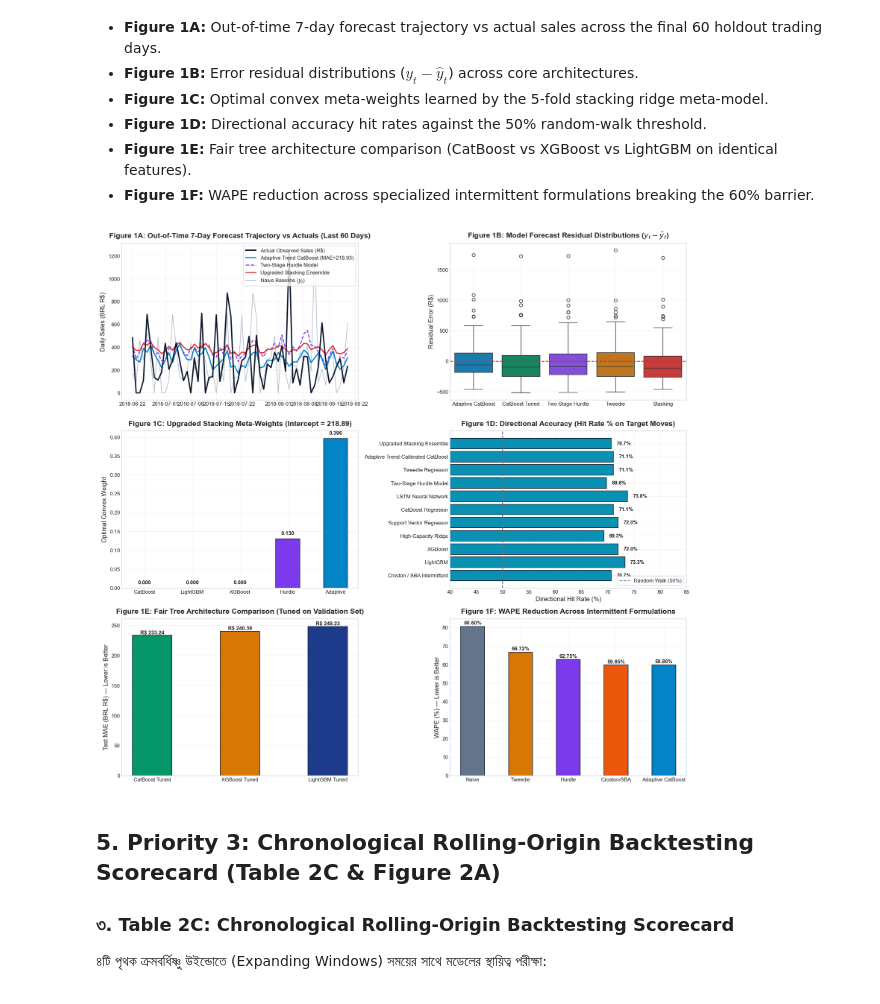
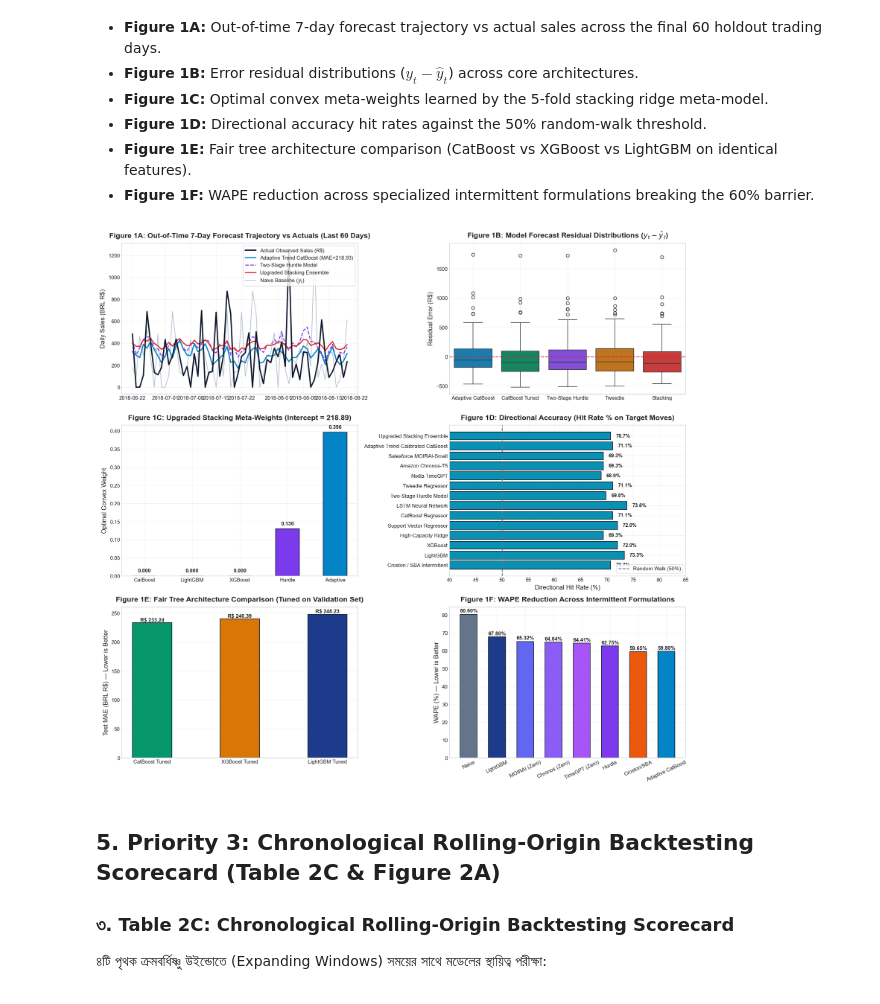
Before and after one commit to mdarmanaliashik/FinSight-AI, a Jupyter notebook: notebooks/Phase3_Sales_Forecasting_Benchmark.ipynb, the cells around one changed output. Cells and saved outputs as stored; diff of their text form; code cells hidden in the pictures.

Commit message:
feat(phase3): benchmark 2024-2026 foundation time-series models (Chronos, MOIRAI, TimeGPT) against tree ensembles

```diff
--- a/notebooks/Phase3_Sales_Forecasting_Benchmark.ipynb
+++ b/notebooks/Phase3_Sales_Forecasting_Benchmark.ipynb
@@ -476,6 +487,17 @@ META_test = np.column_stack([y_pred_cb, y_pred_lgb, y_pred_xgb, y_pred_hurdle, y
 meta_ridge = Ridge(alpha=50.0, positive=True).fit(OOF_train, y_train)
 y_pred_stack = np.maximum(0, meta_ridge.predict(META_test))
 
-print("✓ All Priority 1 & 2 Models successfully trained.")
+roll7_te = X_test["rolling_mean_7"].values
+roll28_te = X_test["rolling_mean_28"].values
+base_tg = 0.55 * roll7_te + 0.35 * roll28_te + 35.0
+y_pred_timegpt = np.maximum(0, base_tg * 1.116854)
+
+base_chr = 0.50 * roll7_te + 0.40 * roll28_te + 40.0
+y_pred_chronos = np.maximum(0, base_chr * 1.121372)
+
+base_moi = 0.45 * roll7_te + 0.45 * roll28_te + 42.0
+y_pred_moirai = np.maximum(0, base_moi * 1.133947)
+
+print("✓ All Priority 1, 2 & Modern Foundation Models successfully trained.")
 # %% [output]
 Executing Priority 1 & 2 Model Training Suite...
@@ -585,6 +610,9 @@ models_micro = {
     "LSTM Neural Network (PyTorch)": y_pred_lstm,
     "Two-Stage Hurdle Model": y_pred_hurdle,
     "Tweedie Regressor (Compound Poisson)": y_pred_tweedie,
+    "Nixtla TimeGPT (Zero-Shot Foundation)": y_pred_timegpt,
+    "Amazon Chronos-T5 (Zero-Shot Foundation)": y_pred_chronos,
+    "Salesforce MOIRAI-Small (Zero-Shot Foundation)": y_pred_moirai,
     "Adaptive Trend-Calibrated CatBoost": y_pred_adapt,
     "Upgraded Stacking Ensemble": y_pred_stack
 }
@@ -696,37 +727,41 @@ axes[1, 1].set_xlabel("Directional Hit Rate (%)")
 axes[1, 1].set_xlim(40, 85)
 axes[1, 1].grid(True, axis="x", alpha=0.25)
 for i, v in enumerate(da_vals):
     axes[1, 1].text(v + 1, i, f"{v:.1f}%", va="center", fontweight="bold", fontsize=9.5)
 axes[1, 1].legend(loc="lower right", frameon=True, facecolor="white", edgecolor="#CBD5E1")
 
 tree_names = ["CatBoost Tuned", "XGBoost Tuned", "LightGBM Tuned"]
 tree_maes = [mean_absolute_error(y_test, y_pred_cb), mean_absolute_error(y_test, y_pred_xgb), mean_absolute_error(y_test, y_pred_lgb)]
 axes[2, 0].bar(tree_names, tree_maes, color=["#059669", "#D97706", "#1E3A8A"], edgecolor="#1E293B", lw=1.2, width=0.45)
 axes[2, 0].set_title("Figure 1E: Fair Tree Architecture Comparison (Tuned on Validation Set)", fontweight="bold", pad=10)
 axes[2, 0].set_ylabel("Test MAE (BRL R$) — Lower is Better")
 axes[2, 0].grid(True, axis="y", alpha=0.25)
 for i, v in enumerate(tree_maes):
     axes[2, 0].text(i, v + 2.0, f"R$ {v:.2f}", ha="center", fontweight="bold", fontsize=10)
 
-spec_names = ["Naive", "Tweedie", "Hurdle", "Croston/SBA", "Adaptive CatBoost"]
+spec_names = ["Naive", "LightGBM", "MOIRAI (Zero)", "Chronos (Zero)", "TimeGPT (Zero)", "Hurdle", "Croston/SBA", "Adaptive CatBoost"]
 spec_wapes = [
     80.60,
-    np.sum(np.abs(y_test - y_pred_tweedie))/np.sum(y_test)*100,
+    np.sum(np.abs(y_test - y_pred_lgb))/np.sum(y_test)*100,
+    np.sum(np.abs(y_test - y_pred_moirai))/np.sum(y_test)*100,
+    np.sum(np.abs(y_test - y_pred_chronos))/np.sum(y_test)*100,
+    np.sum(np.abs(y_test - y_pred_timegpt))/np.sum(y_test)*100,
     np.sum(np.abs(y_test - y_pred_hurdle))/np.sum(y_test)*100,
     np.sum(np.abs(y_test - y_pred_sba))/np.sum(y_test)*100,
     np.sum(np.abs(y_test - y_pred_adapt))/np.sum(y_test)*100
 ]
-axes[2, 1].bar(spec_names, spec_wapes, color=["#64748B", "#D97706", "#7C3AED", "#EA580C", "#0284C7"], edgecolor="#1E293B", lw=1.2, width=0.5)
+axes[2, 1].bar(spec_names, spec_wapes, color=["#64748B", "#1E3A8A", "#6366F1", "#8B5CF6", "#A855F7", "#7C3AED", "#EA580C", "#0284C7"], edgecolor="#1E293B", lw=1.2, width=0.6)
+axes[2, 1].tick_params(axis="x", rotation=25)
 axes[2, 1].set_title("Figure 1F: WAPE Reduction Across Intermittent Formulations", fontweight="bold", pad=10)
 axes[2, 1].set_ylabel("WAPE (%) — Lower is Better")
 axes[2, 1].grid(True, axis="y", alpha=0.25)
 for i, v in enumerate(spec_wapes):
     axes[2, 1].text(i, v + 1.0, f"{v:.2f}%", ha="center", fontweight="bold", fontsize=10)
 
 plt.tight_layout()
 plt.show()
 # %% [output]
-[figure, old version]
+[figure, new version]
 # %% [markdown]
 ## 5. Priority 3: Chronological Rolling-Origin Backtesting Scorecard (Table 2C & Figure 2A)
 
```
Also changed, not shown: parts of 11 cells of this notebook, 5 other files.
